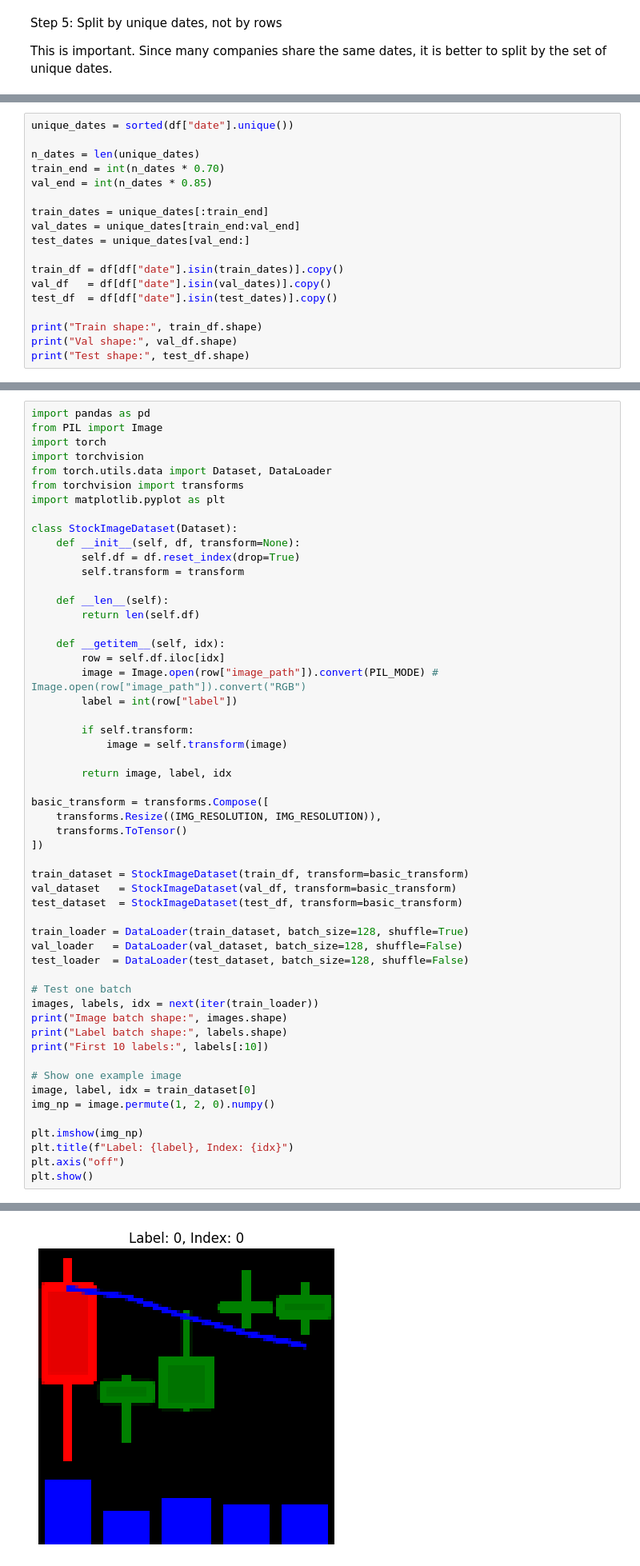
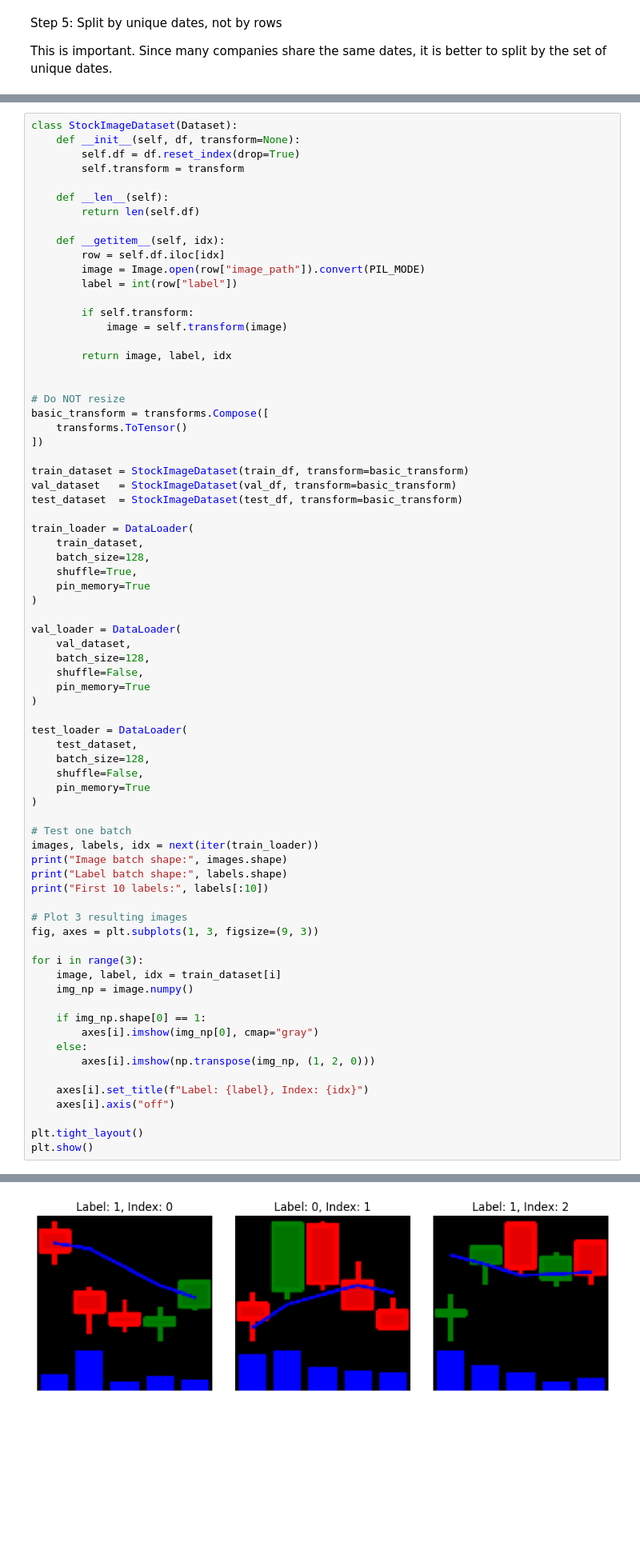
Before and after one commit to MortenSkovbjerg2000/speciale-i-datavidenskab-2026, a Jupyter notebook: training.ipynb, the cells around one changed output, grey strips where cells are left out. Shown at 80% size. Saved outputs shown, nothing was run; the diff lists cells and outputs as text; blank space fills up the shorter version.

```diff
--- a/training.ipynb
+++ b/training.ipynb
@@ -138,18 +153,0 @@ ValueError: The least populated class in y has only 1 member, which is too few.
-# %%
-unique_dates = sorted(df["date"].unique())
-
-n_dates = len(unique_dates)
-train_end = int(n_dates * 0.70)
-val_end = int(n_dates * 0.85)
-
-train_dates = unique_dates[:train_end]
-val_dates = unique_dates[train_end:val_end]
-test_dates = unique_dates[val_end:]
-
-train_df = df[df["date"].isin(train_dates)].copy()
-val_df   = df[df["date"].isin(val_dates)].copy()
-test_df  = df[df["date"].isin(test_dates)].copy()
-
-print("Train shape:", train_df.shape)
-print("Val shape:", val_df.shape)
-print("Test shape:", test_df.shape)
@@ -235,14 +212,6 @@ COLOR_MODE: color
 PIL_MODE: RGB
 INPUT_CHANNELS: 3
 # %%
-import pandas as pd
-from PIL import Image
-import torch
-import torchvision
-from torch.utils.data import Dataset, DataLoader
-from torchvision import transforms
-import matplotlib.pyplot as plt
-
 class StockImageDataset(Dataset):
     def __init__(self, df, transform=None):
         self.df = df.reset_index(drop=True)
@@ -253,7 +222,7 @@ class StockImageDataset(Dataset):
 
     def __getitem__(self, idx):
         row = self.df.iloc[idx]
-        image = Image.open(row["image_path"]).convert(PIL_MODE) # Image.open(row["image_path"]).convert("RGB")
+        image = Image.open(row["image_path"]).convert(PIL_MODE)
         label = int(row["label"])
 
         if self.transform:
@@ -261,8 +230,9 @@ class StockImageDataset(Dataset):
 
         return image, label, idx
 
+
+# Do NOT resize
 basic_transform = transforms.Compose([
-    transforms.Resize((IMG_RESOLUTION, IMG_RESOLUTION)),
     transforms.ToTensor()
 ])
 
@@ -270,9 +240,26 @@ train_dataset = StockImageDataset(train_df, transform=basic_transform)
 val_dataset   = StockImageDataset(val_df, transform=basic_transform)
 test_dataset  = StockImageDataset(test_df, transform=basic_transform)
 
-train_loader = DataLoader(train_dataset, batch_size=128, shuffle=True)
-val_loader   = DataLoader(val_dataset, batch_size=128, shuffle=False)
-test_loader  = DataLoader(test_dataset, batch_size=128, shuffle=False)
+train_loader = DataLoader(
+    train_dataset,
+    batch_size=128,
+    shuffle=True,
+    pin_memory=True
+)
+
+val_loader = DataLoader(
+    val_dataset,
+    batch_size=128,
+    shuffle=False,
+    pin_memory=True
+)
+
+test_loader = DataLoader(
+    test_dataset,
+    batch_size=128,
+    shuffle=False,
+    pin_memory=True
+)
 
 # Test one batch
 images, labels, idx = next(iter(train_loader))
@@ -280,12 +267,21 @@ print("Image batch shape:", images.shape)
 print("Label batch shape:", labels.shape)
 print("First 10 labels:", labels[:10])
 
-# Show one example image
-image, label, idx = train_dataset[0]
-img_np = image.permute(1, 2, 0).numpy()
+# Plot 3 resulting images
+fig, axes = plt.subplots(1, 3, figsize=(9, 3))
 
-plt.imshow(img_np)
-plt.title(f"Label: {label}, Index: {idx}")
-plt.axis("off")
+for i in range(3):
+    image, label, idx = train_dataset[i]
+    img_np = image.numpy()
+
+    if img_np.shape[0] == 1:
+        axes[i].imshow(img_np[0], cmap="gray")
+    else:
+        axes[i].imshow(np.transpose(img_np, (1, 2, 0)))
+
+    axes[i].set_title(f"Label: {label}, Index: {idx}")
+    axes[i].axis("off")
+
+plt.tight_layout()
 plt.show()
 # %% [output]
@@ -295 +291 @@ First 10 labels: tensor([1, 0, 1, 1, 1])
-[figure, old version]
+[figure, new version]
```
Also changed, not shown: parts of 21 cells of this notebook, 3 other files.
